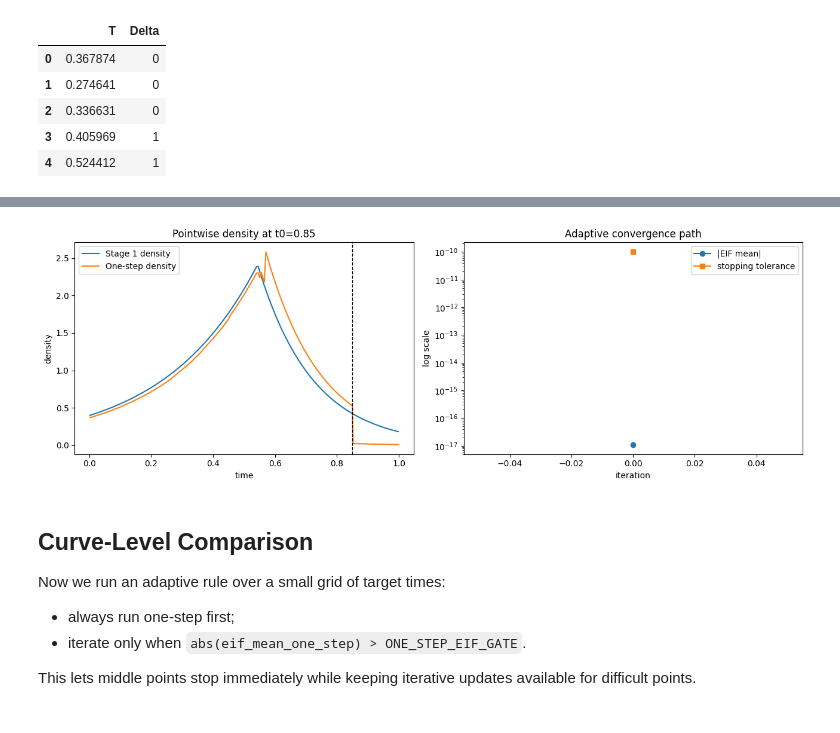
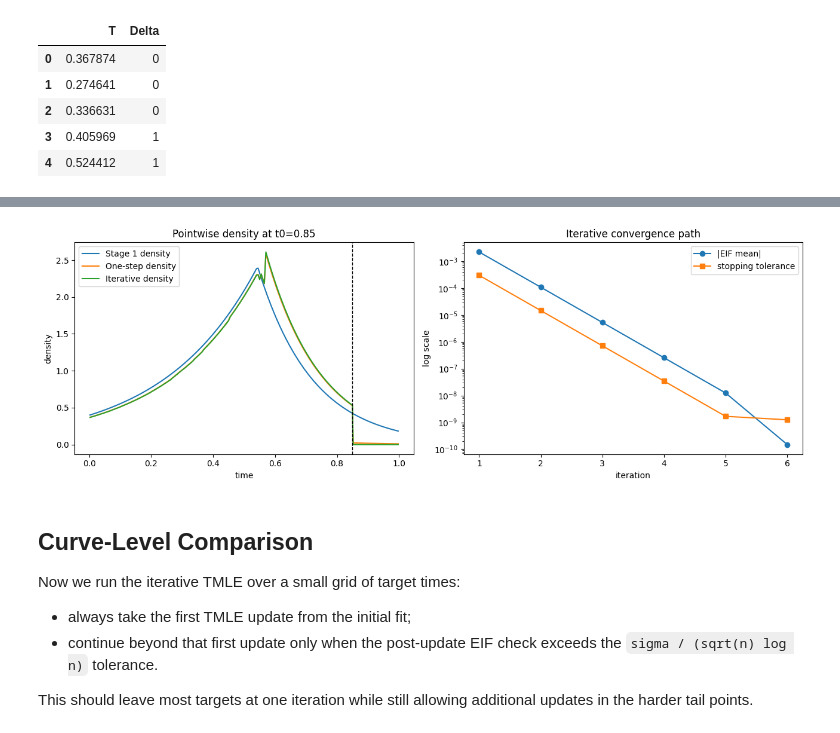
Before and after one commit to zhengpu-berkeley/HALDensity, a Jupyter notebook: examples/HAL-TMLE-RC/iter-hal-tmle.ipynb, the cells around one changed output, grey strips where cells are left out. Drawn from its saved outputs; the diff is of its cells as text; code cells hidden in the pictures.

Commit message:
aipw-hal-and-tmle-patch

```diff
--- a/examples/HAL-TMLE-RC/iter-hal-tmle.ipynb
+++ b/examples/HAL-TMLE-RC/iter-hal-tmle.ipynb
@@ -69,11 +69,10 @@ SURVIVAL_CLIP = 1e-8
 EPS_BRACKET_START = 0.25
 EPS_BRACKET_GROWTH = 2.0
 EPS_BRACKET_MAX = 16.0
-EPS_FALLBACK_BOUNDS = (-50.0, 50.0)
+EPS_FALLBACK_BOUNDS = (-90.0, 90.0)
 MAX_ITER = 25
 MIN_ABS_EPS = 1e-8
 MIN_SCORE_TOL = 1e-15
-ONE_STEP_EIF_GATE = 1e-10
 TARGET_TIMES = np.linspace(0.001, 0.999, 20)
 FOCUS_T0 = 0.85
 
@@ -652,49 +617,49 @@ axes[0].plot(
     label='One-step density',
     color='tab:orange',
 )
-if focus_use_iterative and focus_final_state is not None:
+if focus_final_state is not None:
     axes[0].plot(
         focus_final_state.grid_midpoints,
         focus_final_state.density_grid,
         label='Iterative density',
         color='tab:green',
     )
 axes[0].axvline(FOCUS_T0, color='black', linestyle='--', linewidth=1.0)
 axes[0].set_title(f'Pointwise density at t0={FOCUS_T0:.2f}')
 axes[0].set_xlabel('time')
 axes[0].set_ylabel('density')
 axes[0].legend()
 
 axes[1].plot(
     focus_history['iteration'],
     np.abs(focus_history['eif_mean']),
     marker='o',
     label='|EIF mean|',
 )
 axes[1].plot(
     focus_history['iteration'],
     focus_history['stop_tolerance'],
     marker='s',
     label='stopping tolerance',
 )
 axes[1].set_yscale('log')
-axes[1].set_title('Adaptive convergence path')
+axes[1].set_title('Iterative convergence path')
 axes[1].set_xlabel('iteration')
 axes[1].set_ylabel('log scale')
 axes[1].legend()
 
 plt.tight_layout()
 plt.show()
 # %% [output]
-[figure, old version]
+[figure, new version]
 # %% [markdown]
 ## Curve-Level Comparison
 
-Now we run an adaptive rule over a small grid of target times:
-- always run one-step first;
-- iterate only when `abs(eif_mean_one_step) > ONE_STEP_EIF_GATE`.
+Now we run the iterative TMLE over a small grid of target times:
+- always take the first TMLE update from the initial fit;
+- continue beyond that first update only when the post-update EIF check exceeds the `sigma / (sqrt(n) log n)` tolerance.
 
-This lets middle points stop immediately while keeping iterative updates available for difficult points.
+This should leave most targets at one iteration while still allowing additional updates in the harder tail points.
 # %%
 curve_one_step = right_censored_survival_targeting_M_step(
     initial_estimator=stage1_estimator,
```
Also changed, not shown: parts of 9 cells of this notebook, 6 other files.
